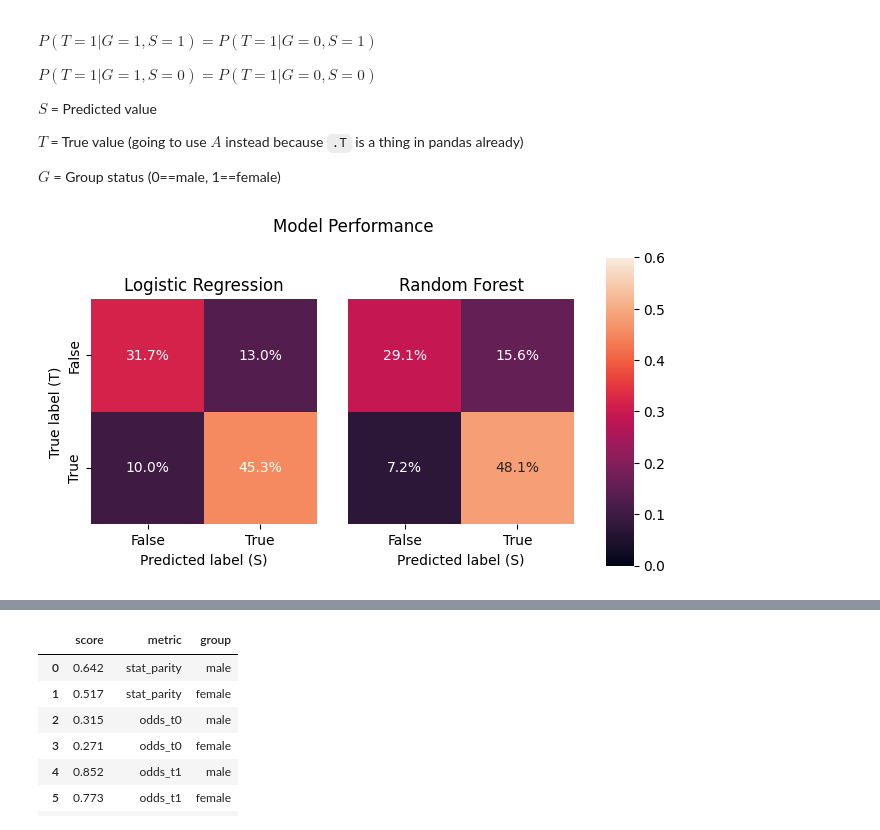
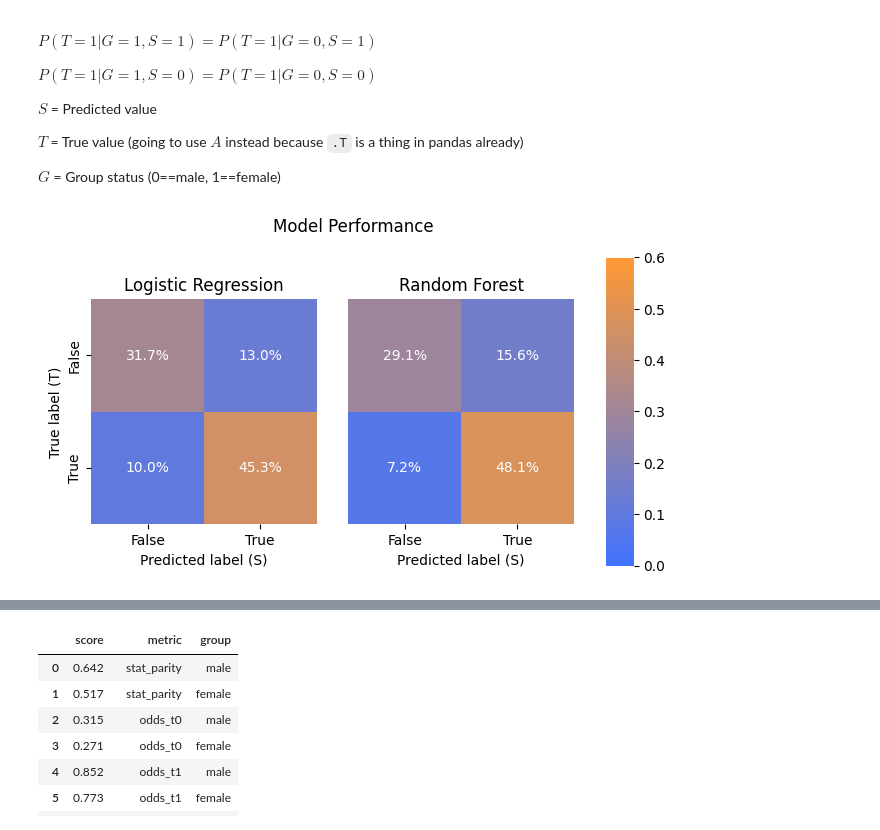
Before and after one commit to Xannadoo/Algorithmic_Fairness_Mandatories, a Jupyter notebook: Mandatory_1/afae24-assignment.ipynb, the cells around one changed output, grey strips where cells are left out. Saved outputs shown, nothing was run; the diff lists cells and outputs as text; code cells hidden in the pictures.

```diff
--- a/Mandatory_1/afae24-assignment.ipynb
+++ b/Mandatory_1/afae24-assignment.ipynb
@@ -121,7 +121,8 @@ import shap
 seed = 23
 
 #set colormap
-col_map = "tab10"
+col_map = ['#4073FF', '#B8255F', '#FF9933']
+col_map_seq = sns.color_palette("blend:#4073FF,#FF9933", as_cmap=True)
 sns.set_palette(palette=col_map)
 # %% [markdown]
 ## Task 1 (Classifiers and fairness considerations)
@@ -241,43 +242,45 @@ def equal_outcomes(df, s=1):
     return g1, g2
 # %%
 # cm for baseline model performance
-
 fig, ax = plt.subplots(1,3, figsize=(7,4), gridspec_kw={'width_ratios': [4, 4, 0.5]})
 
 cm = confusion_matrix(y_test, LRclf.predict(X_test))
 cm = cm/y_test.shape[0] # added
 sns.heatmap(cm, annot=True, fmt=".1%",
             xticklabels=['False', 'True'],
             yticklabels=['False', 'True'],
             ax=ax[0],
             vmin=0, vmax=.6,
             cbar=True,
             cbar_ax=ax[2],
-            square=True)
+            square=True,
+            cmap=col_map_seq)
 
 ax[0].set_ylabel('True label (T)')
 ax[0].set_xlabel('Predicted label (S)')
 ax[0].set_title('Logistic Regression')
 
 
 cm = confusion_matrix(y_test, RFclf.predict(X_test_RF))
 cm = cm/y_test.shape[0] # added
 sns.heatmap(cm, annot=True, fmt=".1%",
             xticklabels=['False', 'True'],
             yticklabels=False,
             ax=ax[1],
             vmin=0, vmax=.6,
             cbar=False,
-            square=True)
+            square=True,
+            cmap = col_map_seq)
 
 ax[1].set_xlabel('Predicted label (S)')
 ax[1].set_title('Random Forest');
 
 fig.suptitle("Model Performance")
 
 plt.savefig("img/model_performance_base.png", format="png")
+plt.show()
 # %% [output]
-[figure, old version]
+[figure, new version]
 # %%
 # Unnecessarily awkward function to compare groups within classifiers (Group0 vs Group1)
 
```
Also changed, not shown: parts of 14 cells of this notebook, 9 other files.
